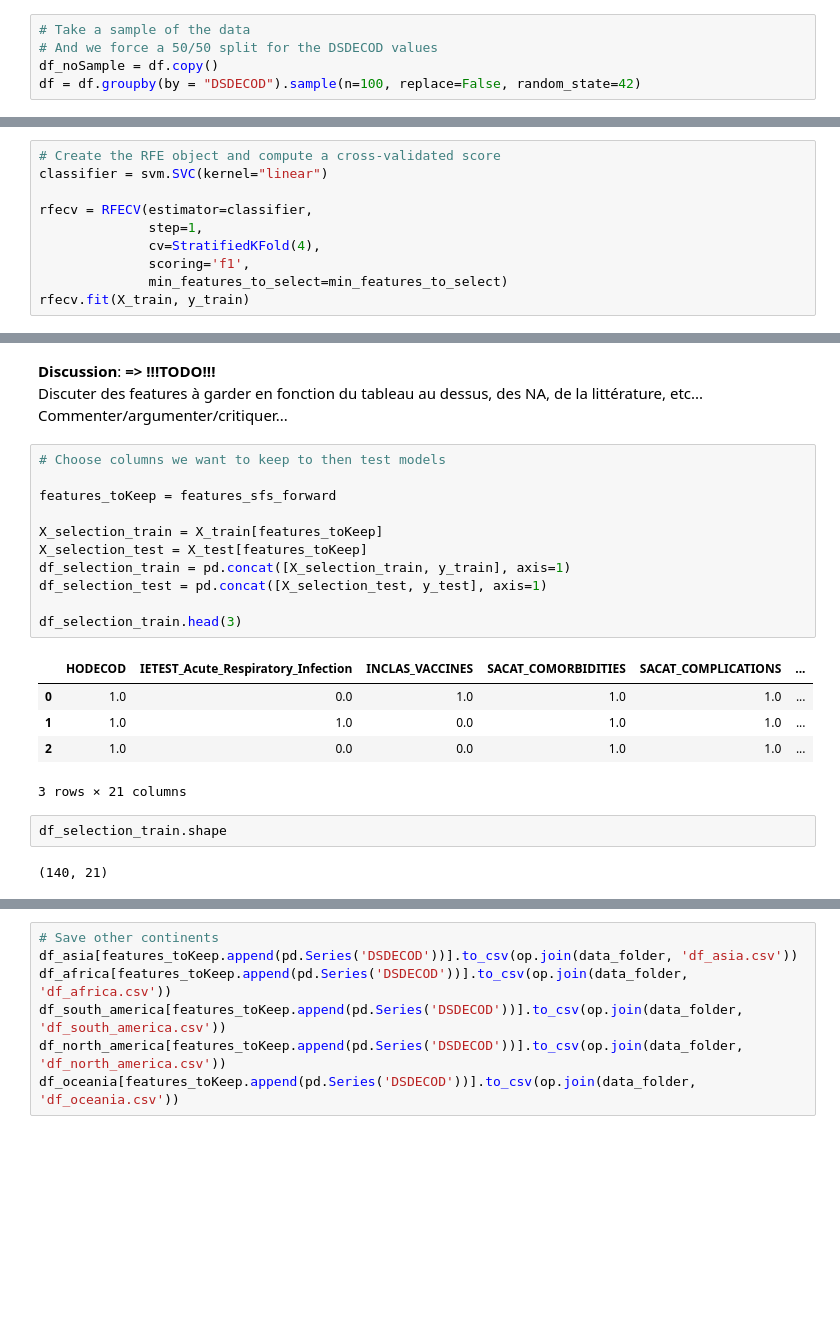
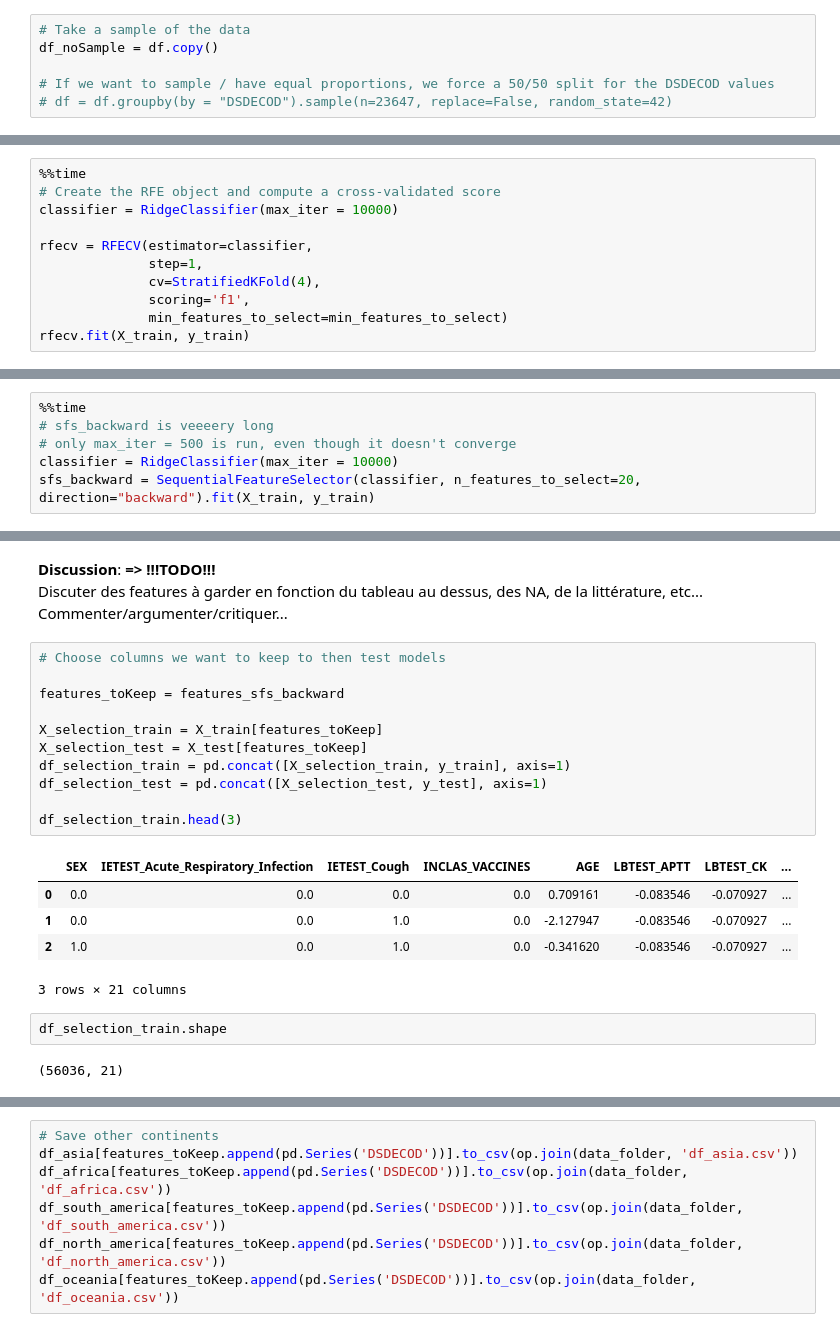
Before and after one commit to CS-433/ml-project-2-digdata_project2, a Jupyter notebook: II_features-selection.ipynb, the cells around one changed output, grey strips where cells are left out. Cells and saved outputs as stored; diff of their text form; blank space fills up the shorter version.

```diff
--- a/II_features-selection.ipynb
+++ b/II_features-selection.ipynb
@@ -242,8 +309,9 @@ df.DSDECOD.value_counts()
 Name: DSDECOD, dtype: int64
 # %%
 # Take a sample of the data
-# And we force a 50/50 split for the DSDECOD values
 df_noSample = df.copy()
-df = df.groupby(by = "DSDECOD").sample(n=100, replace=False, random_state=42)
+
+# If we want to sample / have equal proportions, we force a 50/50 split for the DSDECOD values
+# df = df.groupby(by = "DSDECOD").sample(n=23647, replace=False, random_state=42)
 # %%
 # Split into training and test sets
@@ -400,8 +478,9 @@ min_features_to_select = 15
 # %% [markdown]
 ### 6.1. Recursive feature elimination (RFE) with cross-validation
 # %%
+%%time
 # Create the RFE object and compute a cross-validated score
-classifier = svm.SVC(kernel="linear")
+classifier = RidgeClassifier(max_iter = 10000)
 
 rfecv = RFECV(estimator=classifier,
               step=1,
@@ -546,0 +632,6 @@ sfs_backward = SequentialFeatureSelector(classifier, n_features_to_select=min_fe
+# %%
+%%time
+# sfs_backward is veeeery long
+# only max_iter = 500 is run, even though it doesn't converge
+classifier = RidgeClassifier(max_iter = 10000)
+sfs_backward = SequentialFeatureSelector(classifier, n_features_to_select=20, direction="backward").fit(X_train, y_train)
@@ -631,23 +724,23 @@ Commenter/argumenter/critiquer...
 # %%
 # Choose columns we want to keep to then test models
 
-features_toKeep = features_sfs_forward
+features_toKeep = features_sfs_backward
 
 X_selection_train = X_train[features_toKeep]
 X_selection_test = X_test[features_toKeep]
 df_selection_train = pd.concat([X_selection_train, y_train], axis=1)
 df_selection_test = pd.concat([X_selection_test, y_test], axis=1)
 
 df_selection_train.head(3)
 # %% [output]
-|  | HODECOD | IETEST_Acute_Respiratory_Infection | INCLAS_VACCINES | SACAT_COMORBIDITIES | SACAT_COMPLICATIONS | ... |
-| 0 | 1.0 | 0.0 | 1.0 | 1.0 | 1.0 | ... |
-| 1 | 1.0 | 1.0 | 0.0 | 1.0 | 1.0 | ... |
-| 2 | 1.0 | 0.0 | 0.0 | 1.0 | 1.0 | ... |
+|  | SEX | IETEST_Acute_Respiratory_Infection | IETEST_Cough | INCLAS_VACCINES | AGE | LBTEST_APTT | LBTEST_CK | ... |
+| 0 | 0.0 | 0.0 | 0.0 | 0.0 | 0.709161 | -0.083546 | -0.070927 | ... |
+| 1 | 0.0 | 0.0 | 1.0 | 0.0 | -2.127947 | -0.083546 | -0.070927 | ... |
+| 2 | 1.0 | 0.0 | 1.0 | 0.0 | -0.341620 | -0.083546 | -0.070927 | ... |
 3 rows × 21 columns
 # %%
 df_selection_train.shape
 # %% [output]
-(140, 21)
+(56036, 21)
 # %%
 # Save
```
Also changed, not shown: parts of 26 cells of this notebook, 1 other file.
